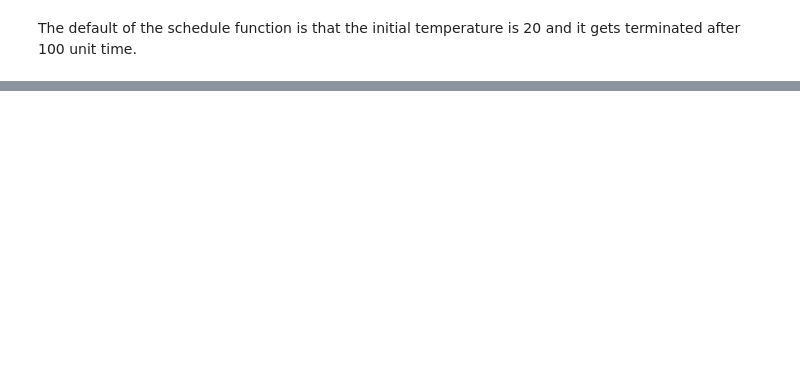
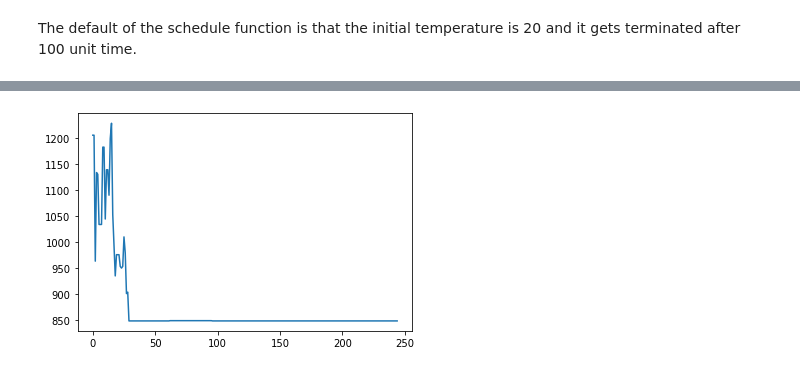
Before and after one commit to SmartMobilityAlgorithms/Trajectory-based-Search-Algorithms, a Jupyter notebook: simulated_annealing.ipynb, the cells around one changed output, grey strips where cells are left out. Cells and saved outputs as stored; diff of their text form; code cells hidden in the pictures; blank space fills up the shorter version.

```diff
--- a/simulated_annealing.ipynb
+++ b/simulated_annealing.ipynb
@@ -109,0 +157,6 @@ len(set(current))
+# %%
+import matplotlib.pyplot as plt
+plt.plot(states)
+plt.show()
+# %% [output]
+[figure, added]
```
Also changed, not shown: parts of 14 cells of this notebook.
